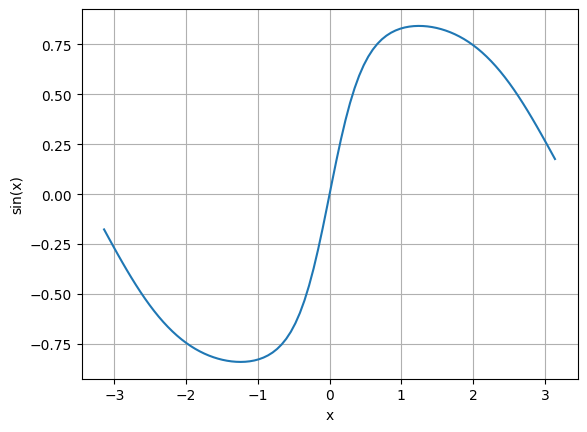
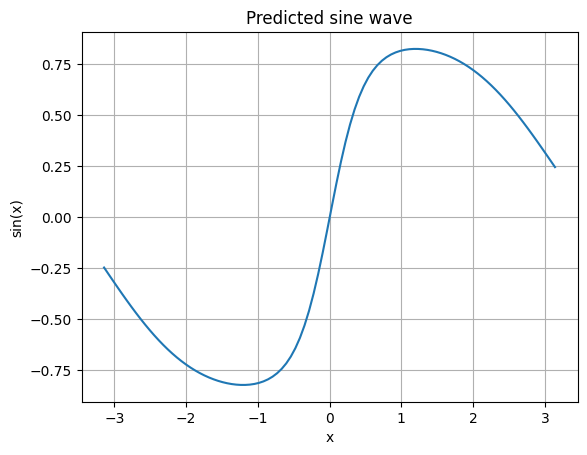
Unified diff of the notebook cell whose output changed from the first chart to the second:
--- before
+++ after
@@ -3,2 +3,4 @@
 plt.xlabel("x")
 plt.ylabel("sin(x)")
+plt.title("Predicted sine wave")
+plt.show()

Commit: improved the plot images